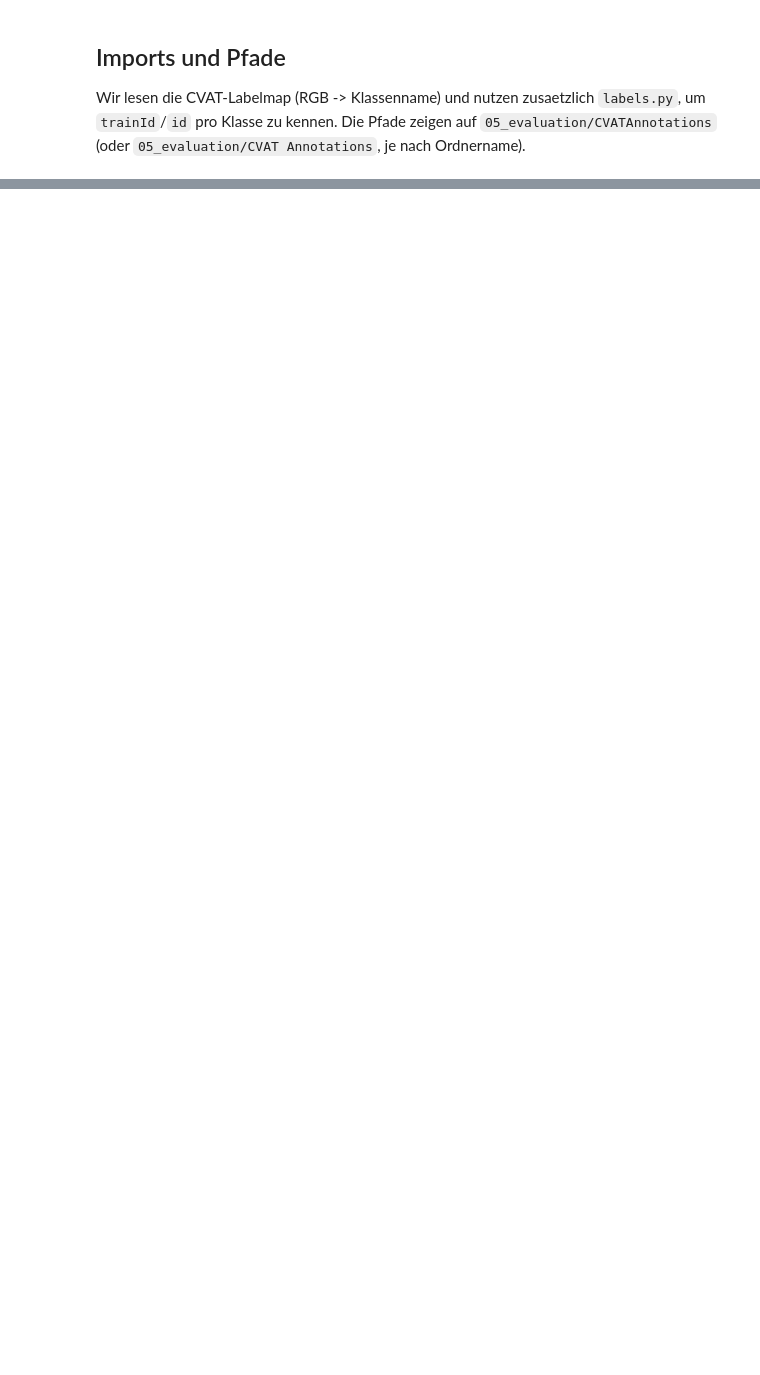
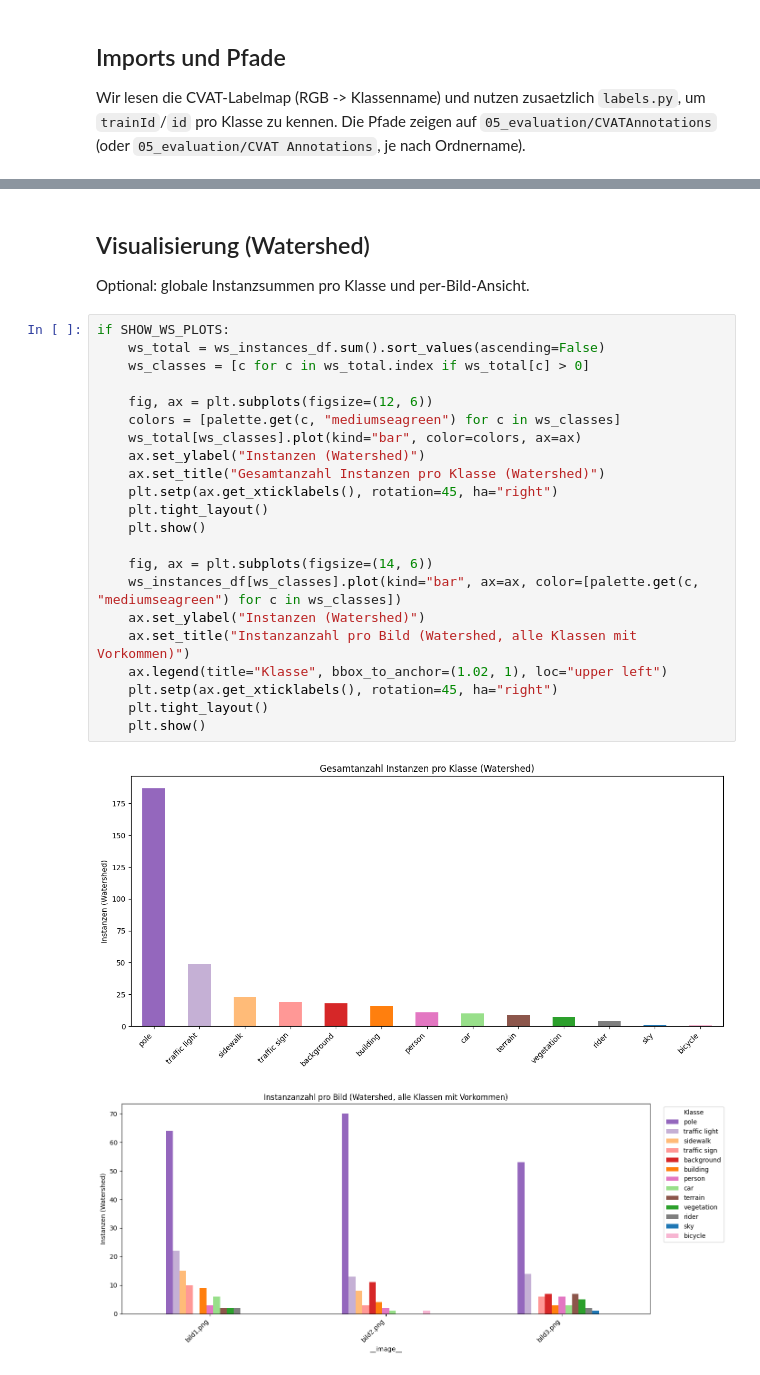
Before and after one commit to lucauhl/Semantic-Segmentation-Traffic-Scenes, a Jupyter notebook: 05_evaluation/kennzahlen.ipynb, the cells around one changed output, grey strips where cells are left out. Saved outputs shown, nothing was run; the diff lists cells and outputs as text; blank space fills up the shorter version.

```diff
--- a/05_evaluation/kennzahlen.ipynb
+++ b/05_evaluation/kennzahlen.ipynb
@@ -533,0 +455,28 @@ else:
+# %% [markdown]
+## Visualisierung (Watershed)
+Optional: globale Instanzsummen pro Klasse und per-Bild-Ansicht.
+# %%
+if SHOW_WS_PLOTS:
+    ws_total = ws_instances_df.sum().sort_values(ascending=False)
+    ws_classes = [c for c in ws_total.index if ws_total[c] > 0]
+
+    fig, ax = plt.subplots(figsize=(12, 6))
+    colors = [palette.get(c, "mediumseagreen") for c in ws_classes]
+    ws_total[ws_classes].plot(kind="bar", color=colors, ax=ax)
+    ax.set_ylabel("Instanzen (Watershed)")
+    ax.set_title("Gesamtanzahl Instanzen pro Klasse (Watershed)")
+    plt.setp(ax.get_xticklabels(), rotation=45, ha="right")
+    plt.tight_layout()
+    plt.show()
+
+    fig, ax = plt.subplots(figsize=(14, 6))
+    ws_instances_df[ws_classes].plot(kind="bar", ax=ax, color=[palette.get(c, "mediumseagreen") for c in ws_classes])
+    ax.set_ylabel("Instanzen (Watershed)")
+    ax.set_title("Instanzanzahl pro Bild (Watershed, alle Klassen mit Vorkommen)")
+    ax.legend(title="Klasse", bbox_to_anchor=(1.02, 1), loc="upper left")
+    plt.setp(ax.get_xticklabels(), rotation=45, ha="right")
+    plt.tight_layout()
+    plt.show()
+# %% [output]
+[figure, added]
+[figure, added]
```
Also changed, not shown: parts of 42 cells of this notebook.
